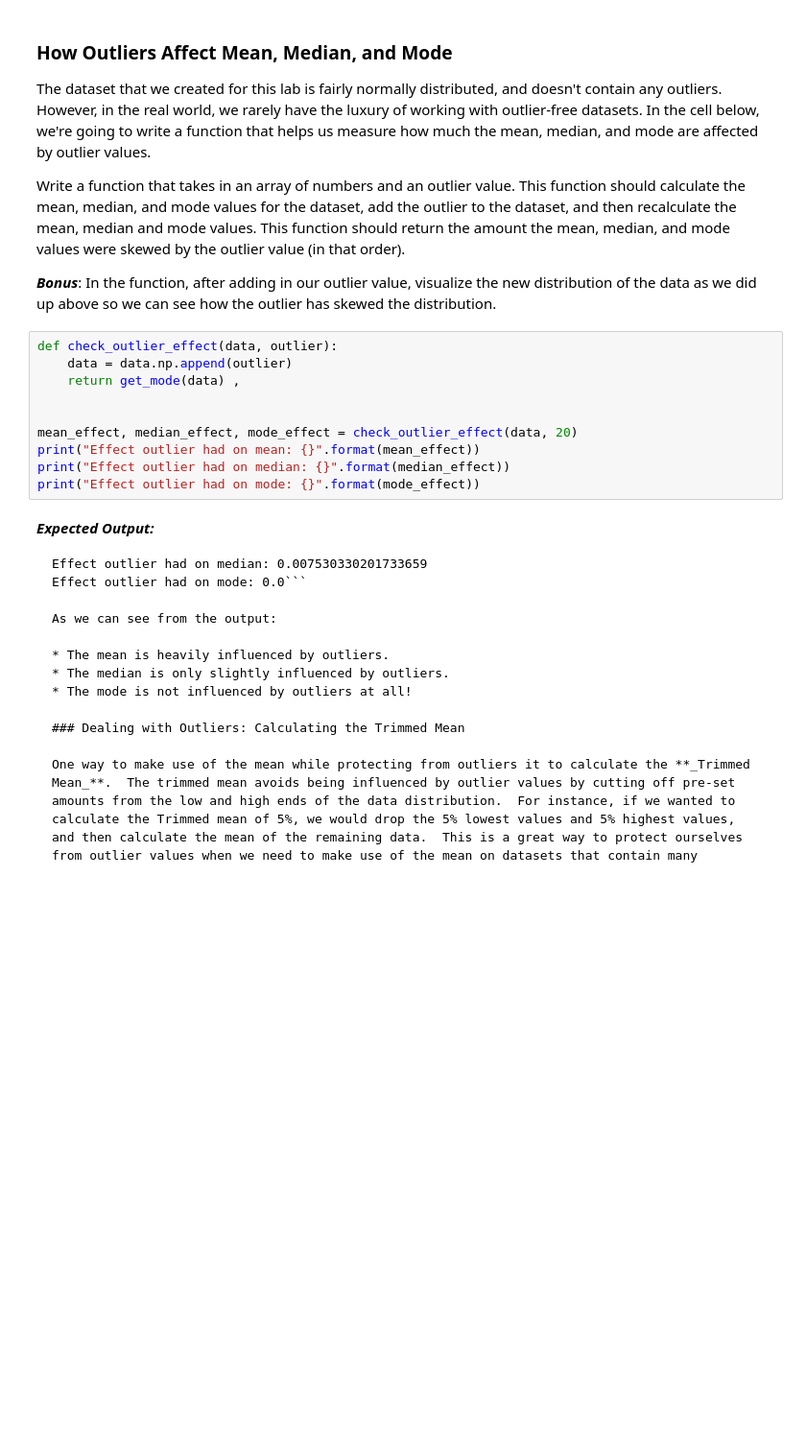
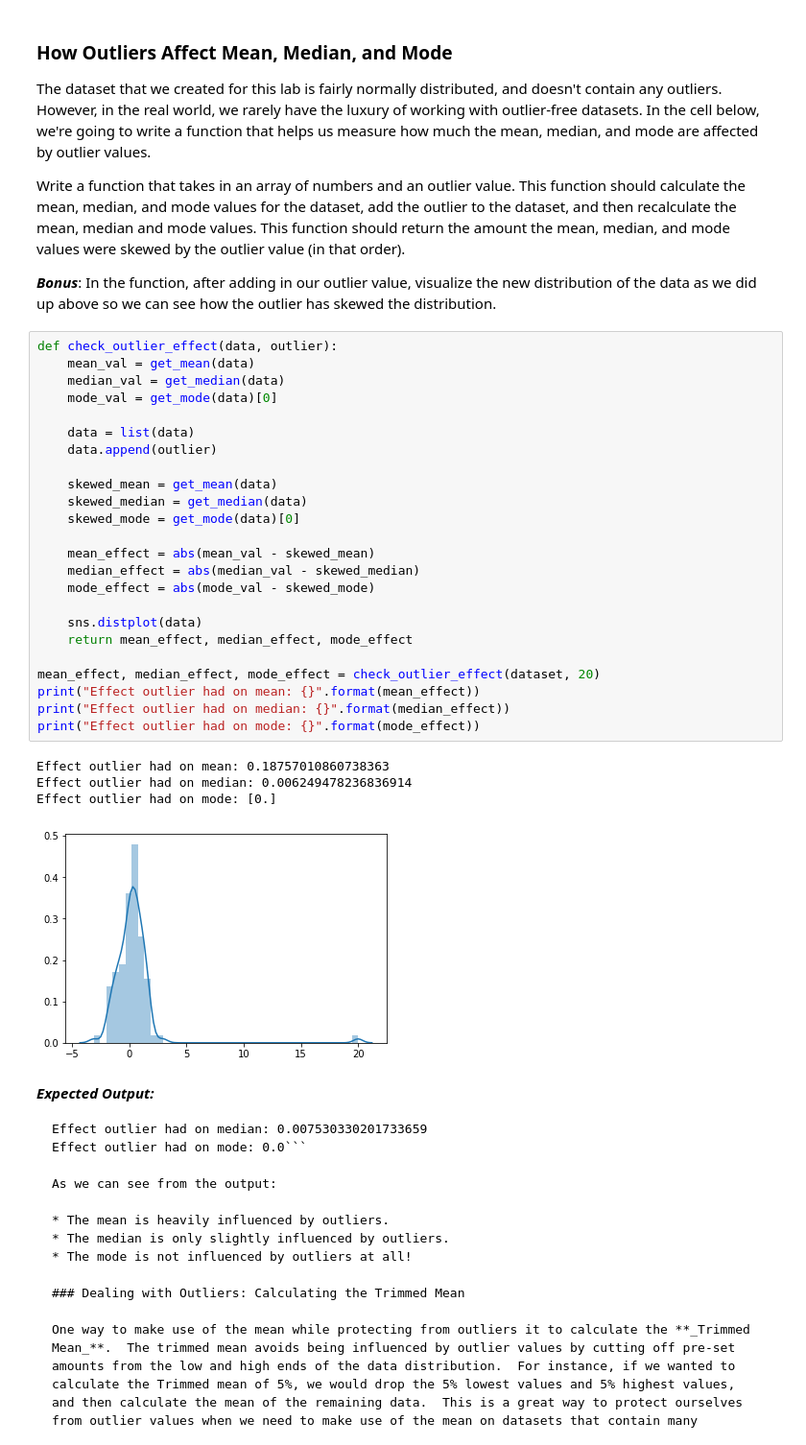
Before and after one commit to Jpeck219/probability-density-functions-lab-nyc-ds-060319, a Jupyter notebook: index.ipynb, the cells around one changed output. Shown: that part at 96% size. Cells and saved outputs as stored; diff of their text form; blank space fills up the shorter version.

```diff
--- a/index.ipynb
+++ b/index.ipynb
@@ -142,14 +142,33 @@ Write a function that takes in an array of numbers and an outlier value.  This f
 **_Bonus_**: In the function, after adding in our outlier value, visualize the new distribution of the data as we did up above so we can see how the outlier has skewed the distribution.
 # %%
 def check_outlier_effect(data, outlier):
-    data = data.np.append(outlier)
-    return get_mode(data) ,
+    mean_val = get_mean(data)
+    median_val = get_median(data)
+    mode_val = get_mode(data)[0]
 
+    data = list(data)
+    data.append(outlier)
 
-mean_effect, median_effect, mode_effect = check_outlier_effect(data, 20)
+    skewed_mean = get_mean(data)
+    skewed_median = get_median(data)
+    skewed_mode = get_mode(data)[0]
+
+    mean_effect = abs(mean_val - skewed_mean)
+    median_effect = abs(median_val - skewed_median)
+    mode_effect = abs(mode_val - skewed_mode)
+
+    sns.distplot(data)
+    return mean_effect, median_effect, mode_effect
+
+mean_effect, median_effect, mode_effect = check_outlier_effect(dataset, 20)
 print("Effect outlier had on mean: {}".format(mean_effect))
 print("Effect outlier had on median: {}".format(median_effect))
 print("Effect outlier had on mode: {}".format(mode_effect))
+# %% [output]
+Effect outlier had on mean: 0.18757010860738363
+Effect outlier had on median: 0.006249478236836914
+Effect outlier had on mode: [0.]
+[figure, added]
 # %% [markdown]
 **_Expected Output:_**
 
```
